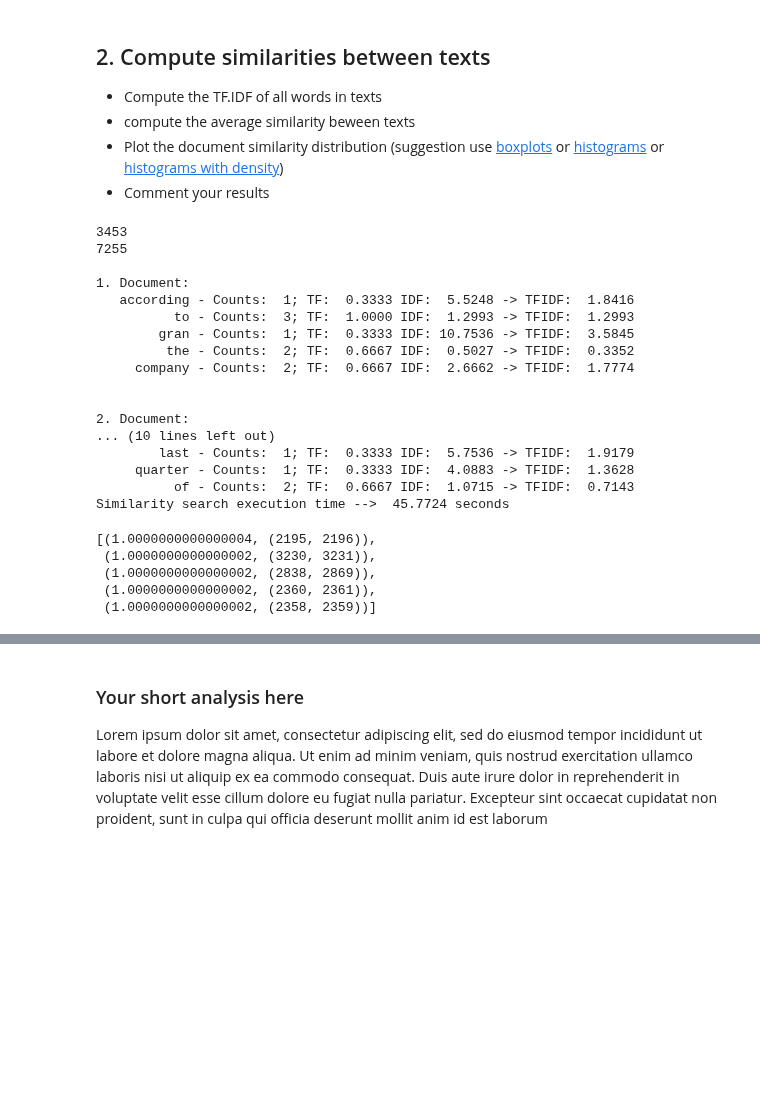
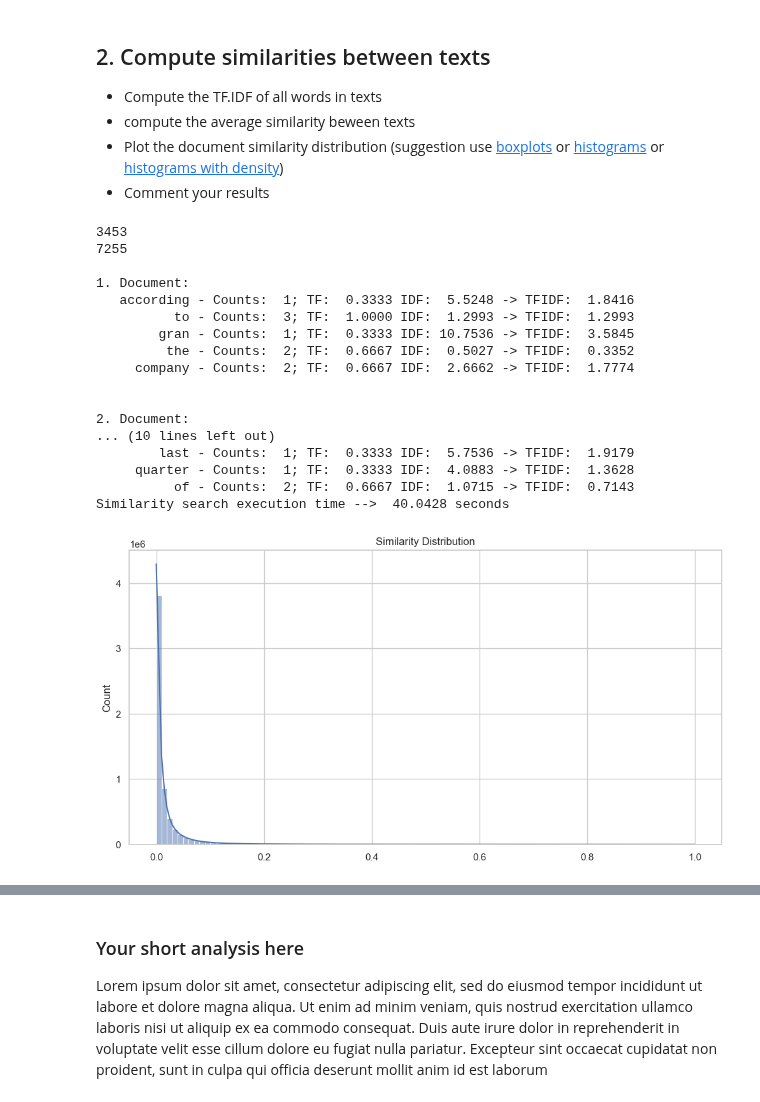
Before and after one commit to tildtr/data-mining-assignments, a Jupyter notebook: assignment-1/PD_2324_HA1.ipynb, the cells around one changed output, grey strips where cells are left out. Drawn from its saved outputs; the diff is of its cells as text; code cells hidden in the pictures; blank space fills up the shorter version.

```diff
--- a/assignment-1/PD_2324_HA1.ipynb
+++ b/assignment-1/PD_2324_HA1.ipynb
@@ -178,6 +167,7 @@ def text_similarities2(words_text_sets, all_tfs, idfs):
 ### Add processing code here
 from time import time
 import matplotlib.pyplot as plt
+import seaborn as sns
 
 #### 1. Compute the TF.IDF of all words in texts
 # splitting documents into words
@@ -227,42 +217,40 @@ for word in text[:5]:
 
 #### 2. compute the average similarity beween texts:
 t1=time()
 sims = text_similarities2(words_text_sets, all_tfs, all_idfs)
 t2=time()
 print("Similarity search execution time --> %8.4f seconds" % (t2-t1))
 
 sims = sorted(sims, reverse=True) # sort in descending order
 # for J, text_pair in sims[:5]:
 #    print( "%s has similarity: %7.4f" % (text_pair, J))
 
 
 #### 3. Plot the document similarity distribution
+# Make a histogram with density function of the similarities
+plt.figure(figsize=(12, 6))
+sns.histplot([s[0] for s in sims], kde=True, bins=100)
+plt.title("Similarity Distribution")
+plt.show()
 # %% [output]
 3453
 7255
 
 1. Document:
    according - Counts:  1; TF:  0.3333 IDF:  5.5248 -> TFIDF:  1.8416
           to - Counts:  3; TF:  1.0000 IDF:  1.2993 -> TFIDF:  1.2993
         gran - Counts:  1; TF:  0.3333 IDF: 10.7536 -> TFIDF:  3.5845
          the - Counts:  2; TF:  0.6667 IDF:  0.5027 -> TFIDF:  0.3352
      company - Counts:  2; TF:  0.6667 IDF:  2.6662 -> TFIDF:  1.7774
 
 
 2. Document:
 ... (10 lines left out)
         last - Counts:  1; TF:  0.3333 IDF:  5.7536 -> TFIDF:  1.9179
      quarter - Counts:  1; TF:  0.3333 IDF:  4.0883 -> TFIDF:  1.3628
           of - Counts:  2; TF:  0.6667 IDF:  1.0715 -> TFIDF:  0.7143
-Similarity search execution time -->  45.7724 seconds
+Similarity search execution time -->  40.0428 seconds
+[figure, added]
-# %%
-sims[:5]
-# %% [output]
-[(1.0000000000000004, (2195, 2196)),
- (1.0000000000000002, (3230, 3231)),
- (1.0000000000000002, (2838, 2869)),
- (1.0000000000000002, (2360, 2361)),
- (1.0000000000000002, (2358, 2359))]
 # %%
 # In our first histogram we want to show the distribution of the similarity scores.
 similarity_scores = [score for score, _ in sims]
```
Also changed, not shown: parts of 5 cells of this notebook.
